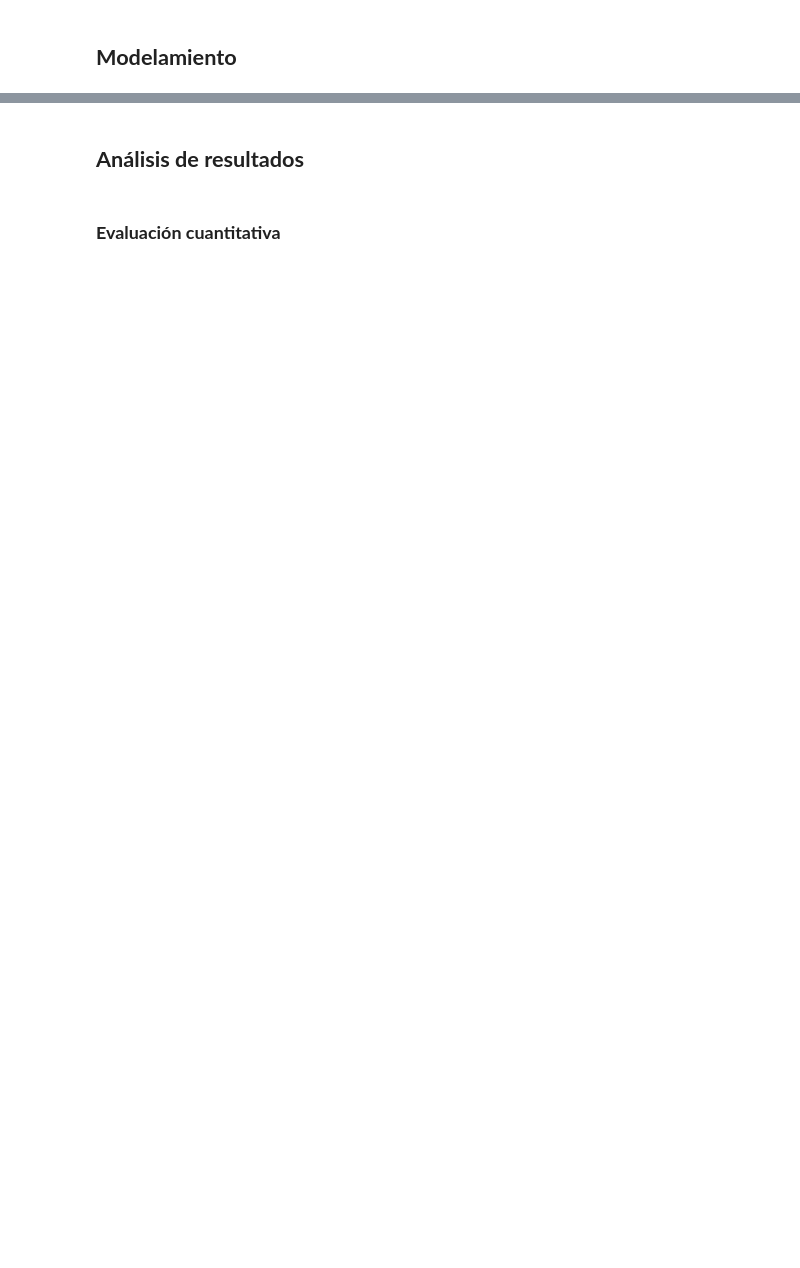
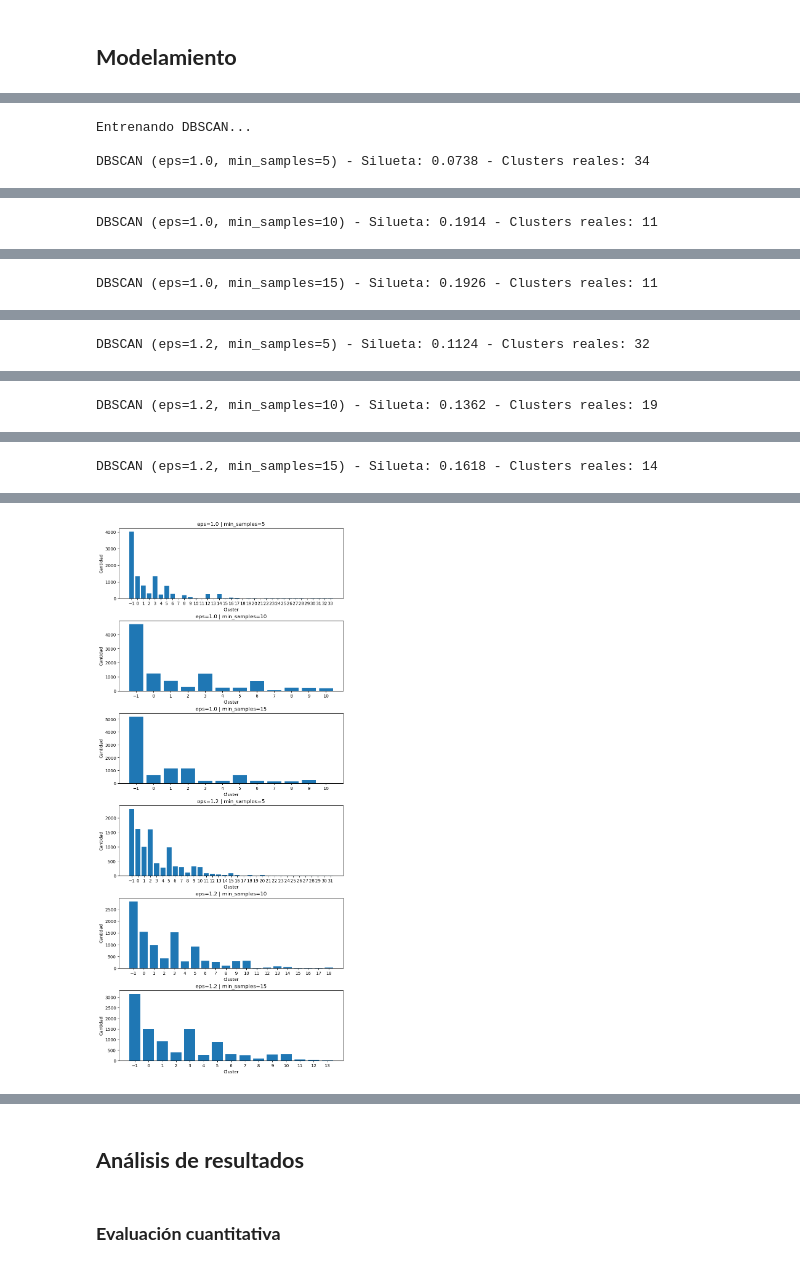
Before and after one commit to ef-blanco/Lab_1_Aprendizaje_Maq, a Jupyter notebook: L4 Tarea de agrupacion/Laboratorio_4_ML.ipynb, the cells around one changed output, grey strips where cells are left out. Saved outputs shown, nothing was run; the diff lists cells and outputs as text; code cells hidden in the pictures; blank space fills up the shorter version.

```diff
--- a/L4 Tarea de agrupacion/Laboratorio_4_ML.ipynb
+++ b/L4 Tarea de agrupacion/Laboratorio_4_ML.ipynb
@@ -345 +428,20 @@ resultados_modelos.append({
+# %%
+# Ahora guardaremos el mejor modelo para analizarlo más a detalle en la sección de análisis
+resultados_modelos = []
+
+# Volvemos a generar el objeto del modelo
+start_time = time.time()
+mejor_kmeans = KMeans(n_clusters=2,random_state=42, n_init="auto")
+labels = mejor_kmeans.fit_predict(X_sample)
+tiempo = time.time() - start_time
+score = silhouette_score(X_sample, labels)
+
+resultados_modelos.append({
+    'Modelo':'K-Means',
+    'Mejores hiperparámetros': 'n_clusters = 2',
+    'Silhouette Score': score,
+    'Objeto Modelo':mejor_kmeans,
+    'Tiempo (s)':tiempo,
+    'labels':labels
+})
 # %% [markdown]
@@ -377,0 +449,54 @@ resultados_modelos.append({
+# %%
+print("\nEntrenando DBSCAN...")
+
+dbscan_params = {
+    'eps': [1.0, 1.2],
+    'min_samples': [5, 10, 15]
+}
+
+param_grid = list(ParameterGrid(dbscan_params))
+
+fig, ax = plt.subplots(len(param_grid), 1, figsize=(8, 3*len(param_grid)), layout="constrained")
+
+if len(param_grid) == 1:
+    ax = [ax]
+
+for i, params in enumerate(param_grid):
+
+    dbscan = DBSCAN(**params)
+    labels = dbscan.fit_predict(X_sample)
+
+    # clusters reales (sin ruido)
+    real_clusters = set(labels) - {-1}
+
+    # calcular silueta solo si hay al menos 2 clusters reales
+    if len(real_clusters) >= 2:
+        mask = labels != -1
+        score = silhouette_score(X_sample[mask], labels[mask])
+    else:
+        score = -1
+
+    indexes, values = np.unique(labels, return_counts=True)
+
+    print(
+        f"\nDBSCAN (eps={params['eps']}, min_samples={params['min_samples']}) "
+        f"- Silueta: {score:.4f} "
+        f"- Clusters reales: {len(real_clusters)}"
+    )
+
+    ax[i].bar(indexes, values)
+    ax[i].set_title(f"eps={params['eps']} | min_samples={params['min_samples']}")
+    ax[i].set(xlabel="Cluster", ylabel="Cantidad", xticks=indexes)
+
+    tabla = pd.DataFrame({
+    'Cluster': indexes,
+    'Número de clientes': values
+    })
+    tabla = tabla.sort_values(by='Cluster').reset_index(drop=True)
+    display(tabla)
+
+plt.show()
+# %% [output]
+Entrenando DBSCAN...
+
+DBSCAN (eps=1.0, min_samples=5) - Silueta: 0.0738 - Clusters reales: 34
@@ -377,0 +520 @@ resultados_modelos.append({
+DBSCAN (eps=1.0, min_samples=10) - Silueta: 0.1914 - Clusters reales: 11
@@ -377,0 +534 @@ resultados_modelos.append({
+DBSCAN (eps=1.0, min_samples=15) - Silueta: 0.1926 - Clusters reales: 11
@@ -377,0 +548 @@ resultados_modelos.append({
+DBSCAN (eps=1.2, min_samples=5) - Silueta: 0.1124 - Clusters reales: 32
@@ -377,0 +566 @@ resultados_modelos.append({
+DBSCAN (eps=1.2, min_samples=10) - Silueta: 0.1362 - Clusters reales: 19
@@ -377,0 +584 @@ resultados_modelos.append({
+DBSCAN (eps=1.2, min_samples=15) - Silueta: 0.1618 - Clusters reales: 14
@@ -377,0 +601 @@ resultados_modelos.append({
+[figure, added]
```
Also changed, not shown: parts of 30 cells of this notebook.
